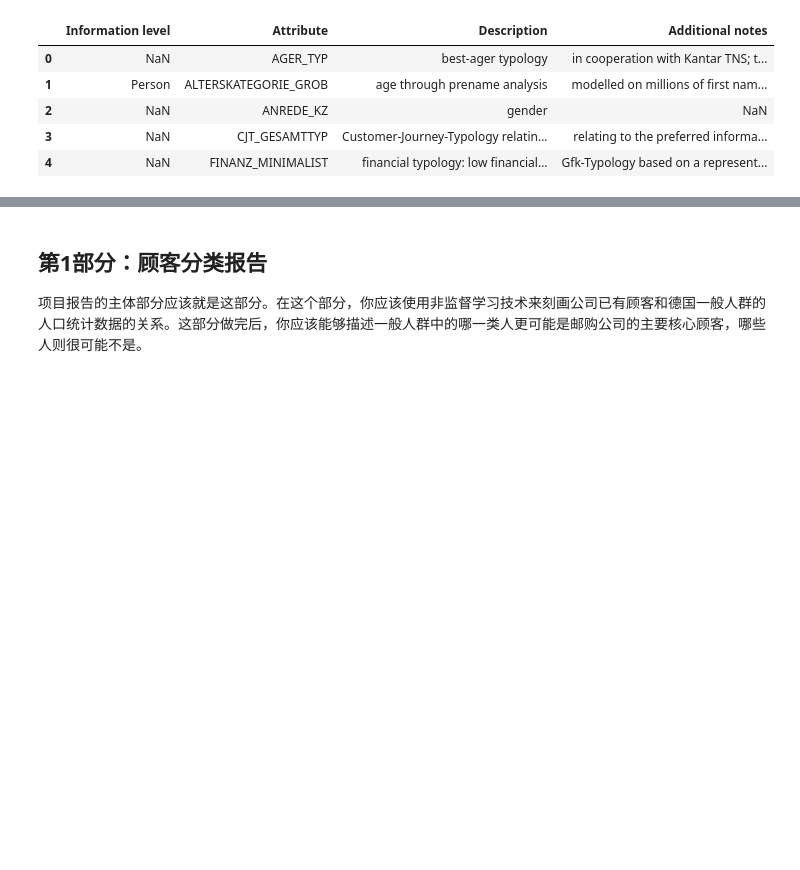
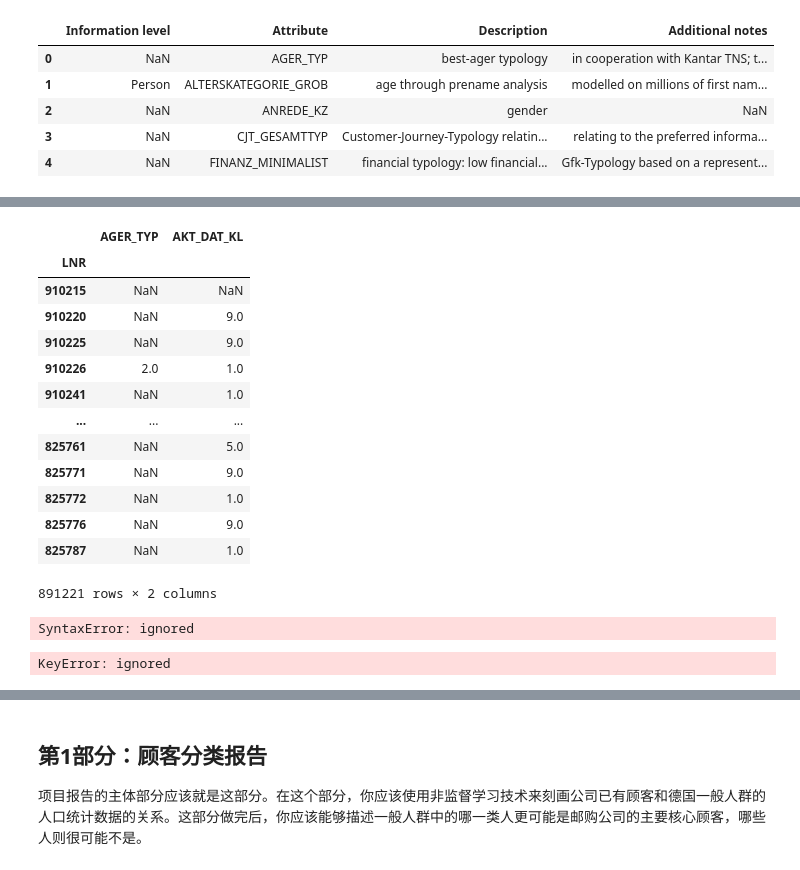
Before and after one commit to lqiang79/udacity_DSND_arvato, a Jupyter notebook: Arvato_Project_Workbook_zh.ipynb, the cells around one changed output, grey strips where cells are left out. Cells and saved outputs as stored; diff of their text form; code cells hidden in the pictures; blank space fills up the shorter version.

```diff
--- a/Arvato_Project_Workbook_zh.ipynb
+++ b/Arvato_Project_Workbook_zh.ipynb
@@ -134,0 +306,8 @@ values_df['Attribute'].unique()
+# %%
+attributes_without_meta = set()
+ind = 0
+for attr in azdias_attributes:
+  ind += 1
+  if attr not in attributes_in_valuesDf:
+    attributes_without_meta.add(attr)
+    print(f'Attribute No.{ind} {attr} is not in attributes_df, but in azdias values are: {azdias[attr].unique()}')
@@ -134,0 +334,17 @@ values_df['Attribute'].unique()
+# %%
+azdias_shapeBefore = azdias.shape[1]
+customers_shapeBefore = customers.shape[1]
+columns_to_drop = {'D19_LETZTER_KAUF_BRANCHE',
+                   'CJT_KATALOGNUTZER',
+                   'EINGEZOGENAM_HH_JAHR',
+                   'ANZ_STATISTISCHE_HAUSHALTE',
+                   'ANZ_HAUSHALTE_AKTIV',
+                   'VERDICHTUNGSRAUM',
+                   'EXTSEL992',
+                   'GEBURTSJAHR'}
+azdias.drop(columns=columns_to_drop, axis=1, errors='ignore', inplace=True)
+customers.drop(columns=columns_to_drop, axis=1, errors='ignore', inplace=True)
+columns_to_drop.clear()
+
+print(f'before azdias drop {azdias_shapeBefore}, and after {azdias.shape}')
+print(f'before customers drop {customers_shapeBefore}, and customers {customers.shape}')
@@ -134,0 +408,9 @@ values_df['Attribute'].unique()
+# %%
+for attr in attributes_in_attributesDf:
+  if attr.endswith('_FEIN'):
+    columns_to_drop.add(attr)
+
+print(f'All _FEIN columns will be delete {columns_to_drop}')
+azdias.drop(columns=columns_to_drop, axis=1, errors='ignore', inplace=True)
+customers.drop(columns=columns_to_drop, axis=1, errors='ignore', inplace=True)
+columns_to_drop.clear()
@@ -134,0 +515,30 @@ values_df['Attribute'].unique()
+# %%
+azdias.replace(-1, value=np.nan, inplace=True)
+azdias.astype(str)
+# %%
+pd.get_dummies(azdias[['AGER_TYP', 'AKT_DAT_KL']], prefix_sep='__')
+# %% [output]
+|  | AGER_TYP | AKT_DAT_KL |
+| LNR |  |  |
+| 910215 | NaN | NaN |
+| 910220 | NaN | 9.0 |
+| 910225 | NaN | 9.0 |
+| 910226 | 2.0 | 1.0 |
+| 910241 | NaN | 1.0 |
+| ... | ... | ... |
+| 825761 | NaN | 5.0 |
+| 825771 | NaN | 9.0 |
+| 825772 | NaN | 1.0 |
+| 825776 | NaN | 9.0 |
+| 825787 | NaN | 1.0 |
+891221 rows × 2 columns
+# %%
+azdias.join(pd.get_dummies(azdias['AGER_TYP'], prefix='AGER_TYP', prefix_sep='__'))
+azdias.drop(['AGER_TYP'], axis=1, errors='ignore', inplace=True)
+azdias['AGER_TYP__1']
+# %% [output]
+SyntaxError: ignored
+# %%
+azdias['AGER_TYP__1']
+# %% [output]
+KeyError: ignored
```
Also changed, not shown: parts of 50 cells of this notebook.
